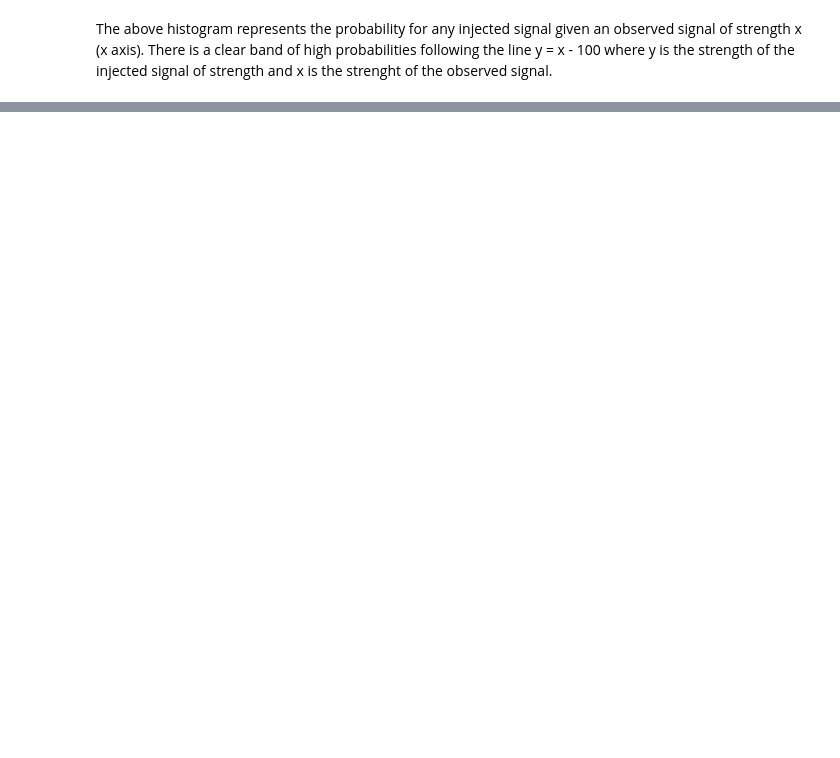
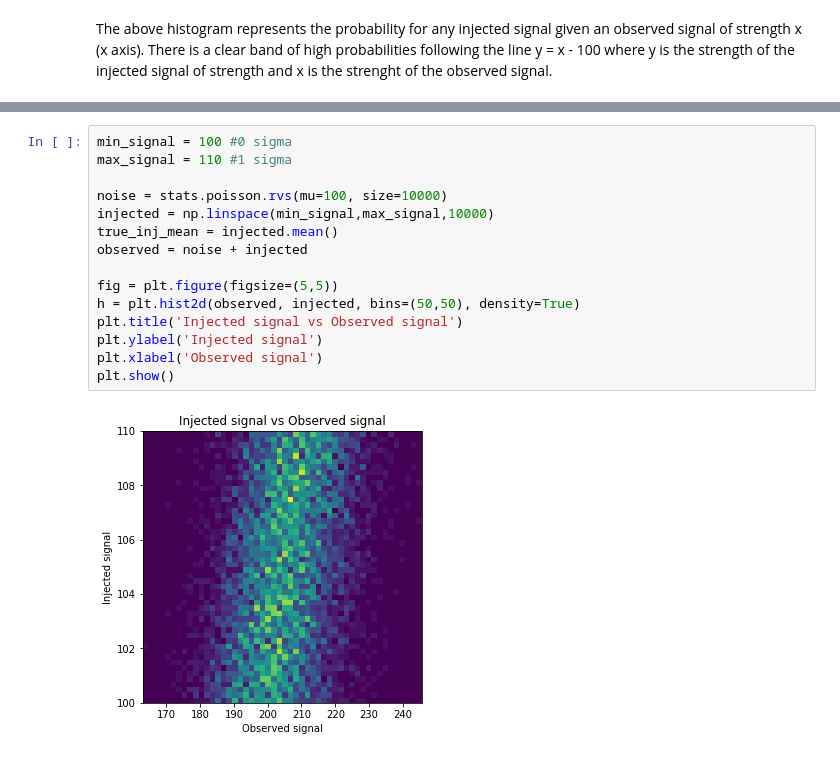
Before and after one commit to Chkoda/PHYS434, a Jupyter notebook: Lab#6.ipynb, the cells around one changed output, grey strips where cells are left out. Saved outputs shown, nothing was run; the diff lists cells and outputs as text; blank space fills up the shorter version.

```diff
--- a/Lab#6.ipynb
+++ b/Lab#6.ipynb
@@ -83,0 +119,17 @@ For a given observed strength of 296 (16$\sigma$), the above histogram represent
+# %%
+min_signal = 100 #0 sigma
+max_signal = 110 #1 sigma
+
+noise = stats.poisson.rvs(mu=100, size=10000)
+injected = np.linspace(min_signal,max_signal,10000)
+true_inj_mean = injected.mean()
+observed = noise + injected
+
+fig = plt.figure(figsize=(5,5))
+h = plt.hist2d(observed, injected, bins=(50,50), density=True)
+plt.title('Injected signal vs Observed signal')
+plt.ylabel('Injected signal')
+plt.xlabel('Observed signal')
+plt.show()
+# %% [output]
+[figure, added]
```
Also changed, not shown: parts of 12 cells of this notebook, 1 other file.
